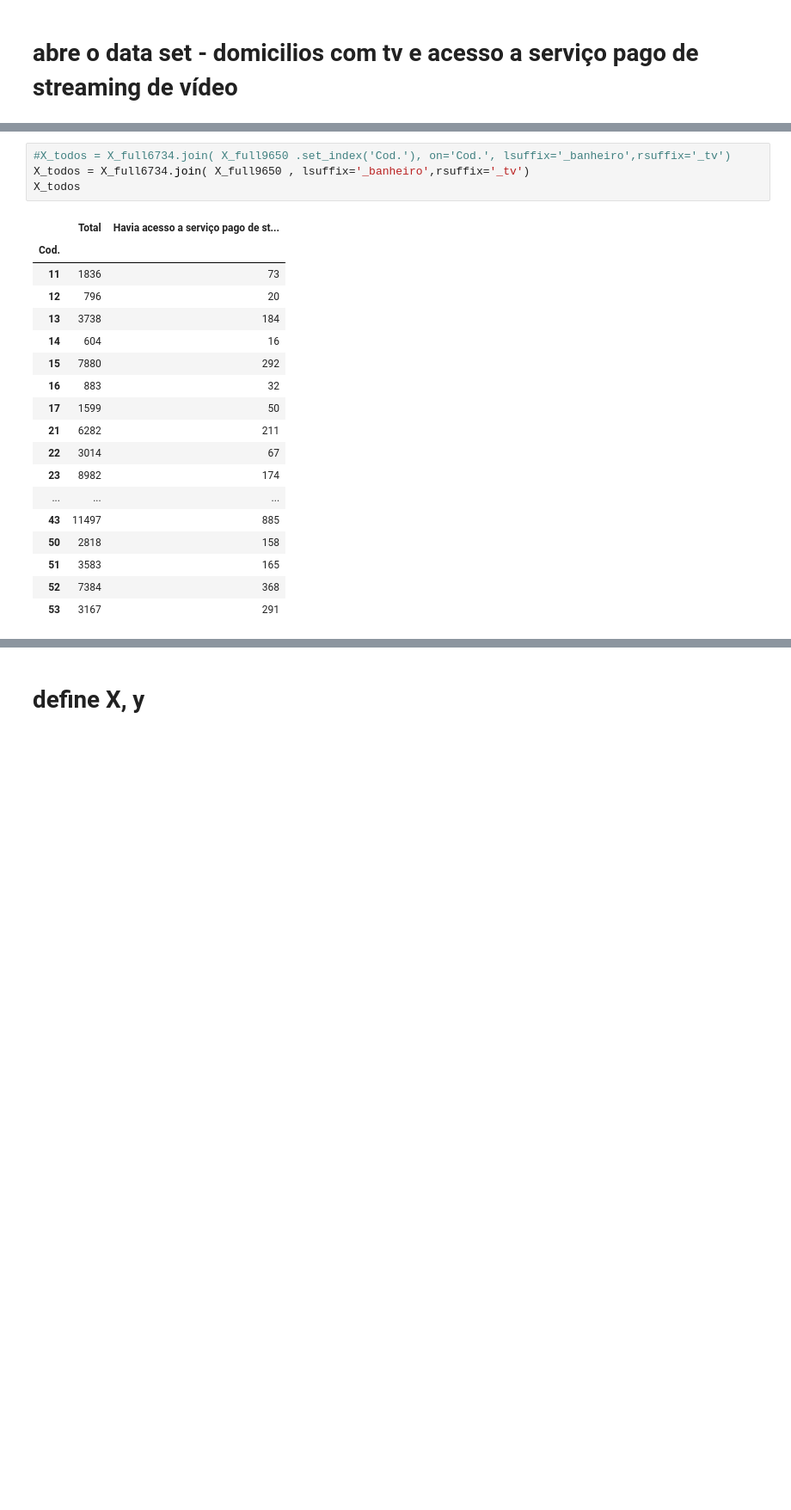
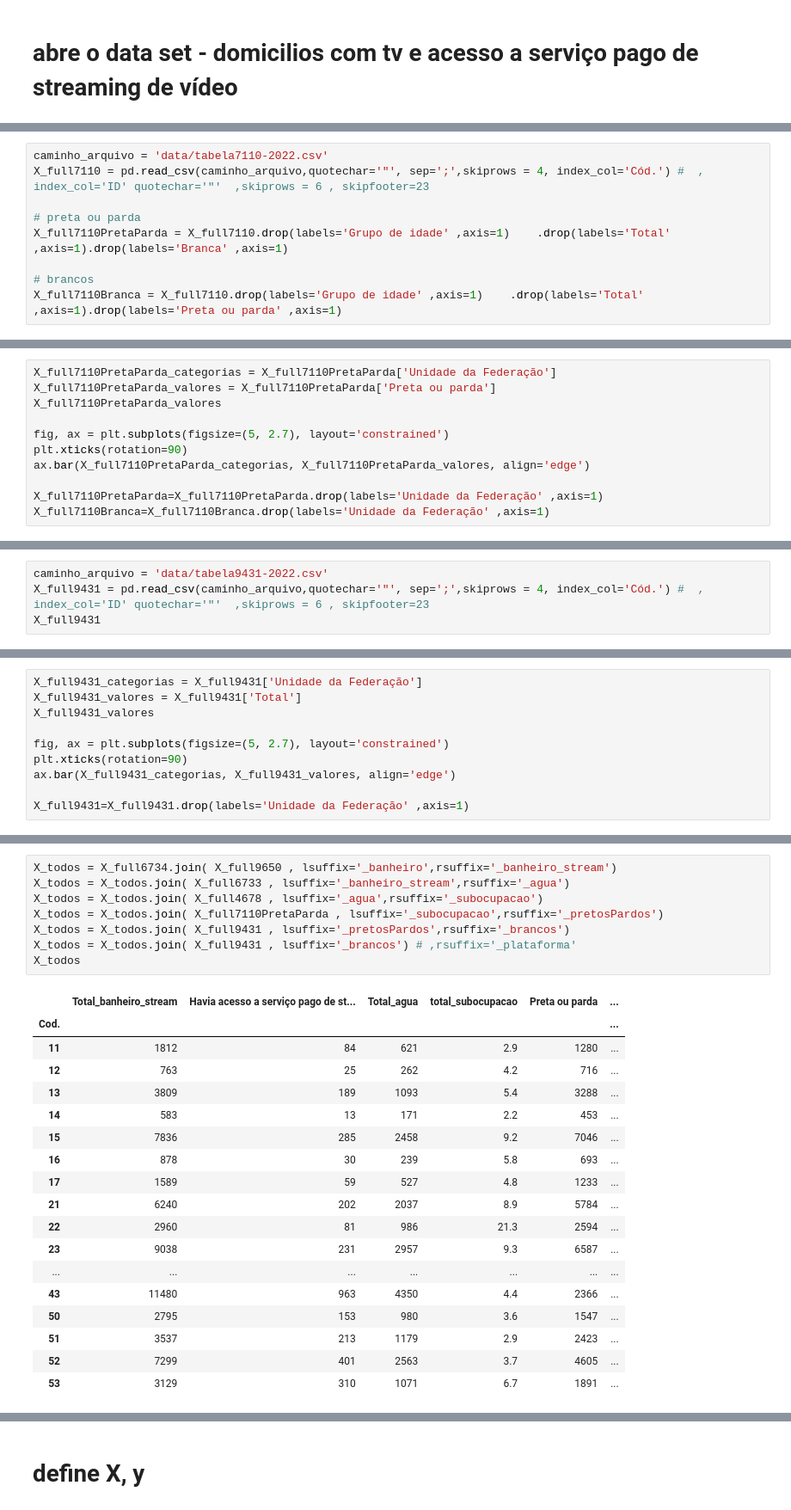
Before and after one commit to nandolrs/ml_ifrs_industria_4_acc_publico, a Jupyter notebook: note-panda-01-LinearRegression.ipynb, the cells around one changed output, grey strips where cells are left out. Shown: that part at 86% size. Saved outputs shown, nothing was run; the diff lists cells and outputs as text; blank space fills up the shorter version.

```diff
--- a/note-panda-01-LinearRegression.ipynb
+++ b/note-panda-01-LinearRegression.ipynb
@@ -99,0 +164,9 @@ X_full9650=X_full9650.drop(labels='Unidade da Federação' ,axis=1)
+# %%
+caminho_arquivo = 'data/tabela7110-2022.csv'
+X_full7110 = pd.read_csv(caminho_arquivo,quotechar='"', sep=';',skiprows = 4, index_col='Cód.') #  , index_col='ID' quotechar='"'  ,skiprows = 6 , skipfooter=23
+
+# preta ou parda
+X_full7110PretaParda = X_full7110.drop(labels='Grupo de idade' ,axis=1)    .drop(labels='Total' ,axis=1).drop(labels='Branca' ,axis=1)
+
+# brancos
+X_full7110Branca = X_full7110.drop(labels='Grupo de idade' ,axis=1)    .drop(labels='Total' ,axis=1).drop(labels='Preta ou parda' ,axis=1)
@@ -99,0 +175,11 @@ X_full9650=X_full9650.drop(labels='Unidade da Federação' ,axis=1)
+# %%
+X_full7110PretaParda_categorias = X_full7110PretaParda['Unidade da Federação']
+X_full7110PretaParda_valores = X_full7110PretaParda['Preta ou parda']
+X_full7110PretaParda_valores
+
+fig, ax = plt.subplots(figsize=(5, 2.7), layout='constrained')
+plt.xticks(rotation=90)
+ax.bar(X_full7110PretaParda_categorias, X_full7110PretaParda_valores, align='edge')
+
+X_full7110PretaParda=X_full7110PretaParda.drop(labels='Unidade da Federação' ,axis=1)
+X_full7110Branca=X_full7110Branca.drop(labels='Unidade da Federação' ,axis=1)
@@ -99,0 +190,4 @@ X_full9650=X_full9650.drop(labels='Unidade da Federação' ,axis=1)
+# %%
+caminho_arquivo = 'data/tabela9431-2022.csv'
+X_full9431 = pd.read_csv(caminho_arquivo,quotechar='"', sep=';',skiprows = 4, index_col='Cód.') #  , index_col='ID' quotechar='"'  ,skiprows = 6 , skipfooter=23
+X_full9431
@@ -99,0 +215,10 @@ X_full9650=X_full9650.drop(labels='Unidade da Federação' ,axis=1)
+# %%
+X_full9431_categorias = X_full9431['Unidade da Federação']
+X_full9431_valores = X_full9431['Total']
+X_full9431_valores
+
+fig, ax = plt.subplots(figsize=(5, 2.7), layout='constrained')
+plt.xticks(rotation=90)
+ax.bar(X_full9431_categorias, X_full9431_valores, align='edge')
+
+X_full9431=X_full9431.drop(labels='Unidade da Federação' ,axis=1)
@@ -102,23 +229,27 @@ X_full9650=X_full9650.drop(labels='Unidade da Federação' ,axis=1)
 # %%
-#X_todos = X_full6734.join( X_full9650 .set_index('Cod.'), on='Cod.', lsuffix='_banheiro',rsuffix='_tv')
-X_todos = X_full6734.join( X_full9650 , lsuffix='_banheiro',rsuffix='_tv')
+X_todos = X_full6734.join( X_full9650 , lsuffix='_banheiro',rsuffix='_banheiro_stream')
+X_todos = X_todos.join( X_full6733 , lsuffix='_banheiro_stream',rsuffix='_agua')
+X_todos = X_todos.join( X_full4678 , lsuffix='_agua',rsuffix='_subocupacao')
+X_todos = X_todos.join( X_full7110PretaParda , lsuffix='_subocupacao',rsuffix='_pretosPardos')
+X_todos = X_todos.join( X_full9431 , lsuffix='_pretosPardos',rsuffix='_brancos')
+X_todos = X_todos.join( X_full9431 , lsuffix='_brancos') # ,rsuffix='_plataforma'
 X_todos
 # %% [output]
-|  | Total | Havia acesso a serviço pago de st... |
-| Cod. |  |  |
-| 11 | 1836 | 73 |
-| 12 | 796 | 20 |
-| 13 | 3738 | 184 |
-| 14 | 604 | 16 |
-| 15 | 7880 | 292 |
-| 16 | 883 | 32 |
-| 17 | 1599 | 50 |
-| 21 | 6282 | 211 |
-| 22 | 3014 | 67 |
-| 23 | 8982 | 174 |
-| ... | ... | ... |
-| 43 | 11497 | 885 |
-| 50 | 2818 | 158 |
-| 51 | 3583 | 165 |
-| 52 | 7384 | 368 |
-| 53 | 3167 | 291 |
+|  | Total_banheiro_stream | Havia acesso a serviço pago de st... | Total_agua | total_subocupacao | Preta ou parda | ... |
+| Cod. |  |  |  |  |  | ... |
+| 11 | 1812 | 84 | 621 | 2.9 | 1280 | ... |
+| 12 | 763 | 25 | 262 | 4.2 | 716 | ... |
+| 13 | 3809 | 189 | 1093 | 5.4 | 3288 | ... |
+| 14 | 583 | 13 | 171 | 2.2 | 453 | ... |
+| 15 | 7836 | 285 | 2458 | 9.2 | 7046 | ... |
+| 16 | 878 | 30 | 239 | 5.8 | 693 | ... |
+| 17 | 1589 | 59 | 527 | 4.8 | 1233 | ... |
+| 21 | 6240 | 202 | 2037 | 8.9 | 5784 | ... |
+| 22 | 2960 | 81 | 986 | 21.3 | 2594 | ... |
+| 23 | 9038 | 231 | 2957 | 9.3 | 6587 | ... |
+| ... | ... | ... | ... | ... | ... | ... |
+| 43 | 11480 | 963 | 4350 | 4.4 | 2366 | ... |
+| 50 | 2795 | 153 | 980 | 3.6 | 1547 | ... |
+| 51 | 3537 | 213 | 1179 | 2.9 | 2423 | ... |
+| 52 | 7299 | 401 | 2563 | 3.7 | 4605 | ... |
+| 53 | 3129 | 310 | 1071 | 6.7 | 1891 | ... |
```
Also changed, not shown: parts of 49 cells of this notebook.
